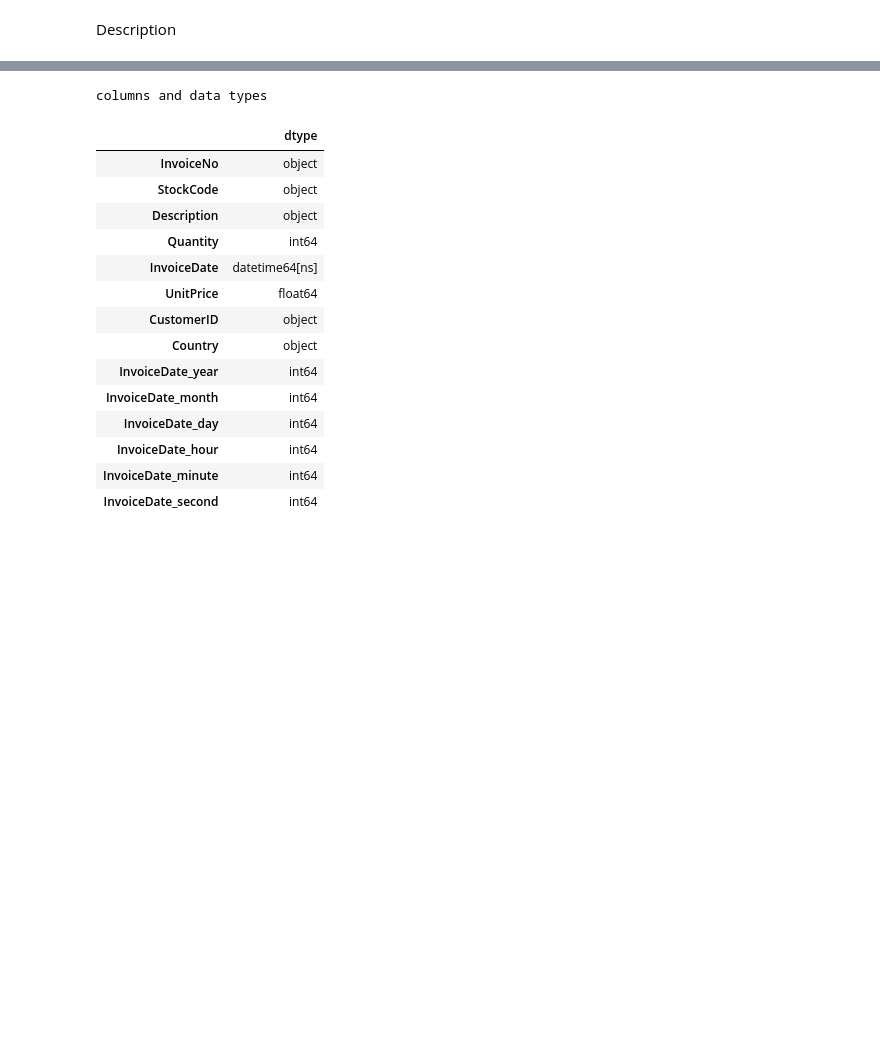
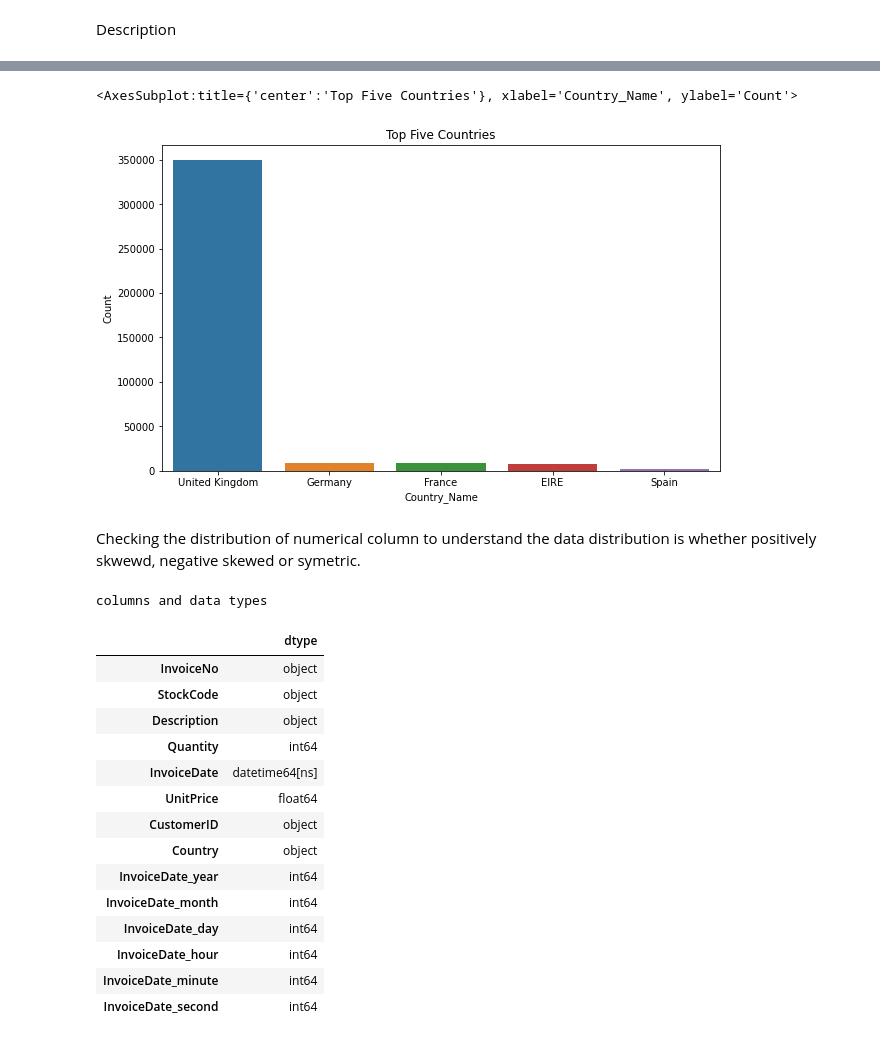
Before and after one commit to renukagore107/Online-Retail-Customer-Segmentaion, a Jupyter notebook: Online_Retail_Customer_Sagmentation.ipynb, the cells around one changed output, grey strips where cells are left out. Cells and saved outputs as stored; diff of their text form; code cells hidden in the pictures; blank space fills up the shorter version.

```diff
--- a/Online_Retail_Customer_Sagmentation.ipynb
+++ b/Online_Retail_Customer_Sagmentation.ipynb
@@ -434,0 +442,6 @@ customer_df.shape
+# %%
+# Create a variable and check the country variable and check top 5 countries
+country_df = customer_df['Country'].value_counts().reset_index()
+country_df.rename(columns = {'index':'Country_Name'}, inplace = True)
+country_df.rename(columns = {'Country':'Count'}, inplace = True)
+country_df.head()
@@ -435,3 +455,13 @@ customer_df.shape
+# %%
+# Plot the top 5 countries
+plt.figure(figsize=(10,6))
+plt.title('Top Five Countries')
+sns.barplot(x='Country_Name', y='Count', data = country_df.head(5))
+# %% [output]
+<AxesSubplot:title={'center':'Top Five Countries'}, xlabel='Country_Name', ylabel='Count'>
+[figure, added]
+# %% [markdown]
+Checking the distribution of numerical column to understand the data distribution is whether positively skwewd, negative skewed or symetric.
 # %%
 # Convert InvoiceDate column into 'year','month','day','hour','minute' and second
 customer_df['InvoiceDate_year'] = customer_df['InvoiceDate'].dt.year
```
Also changed, not shown: parts of 46 cells of this notebook.
